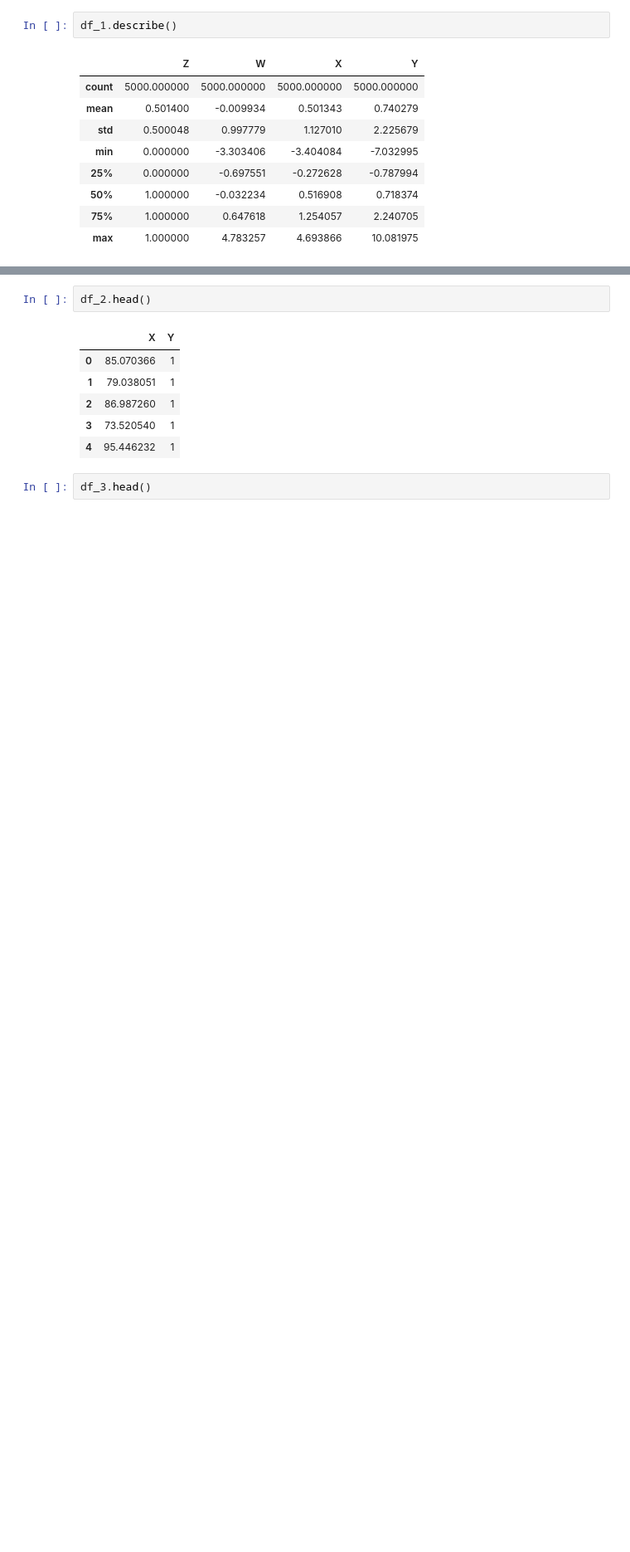
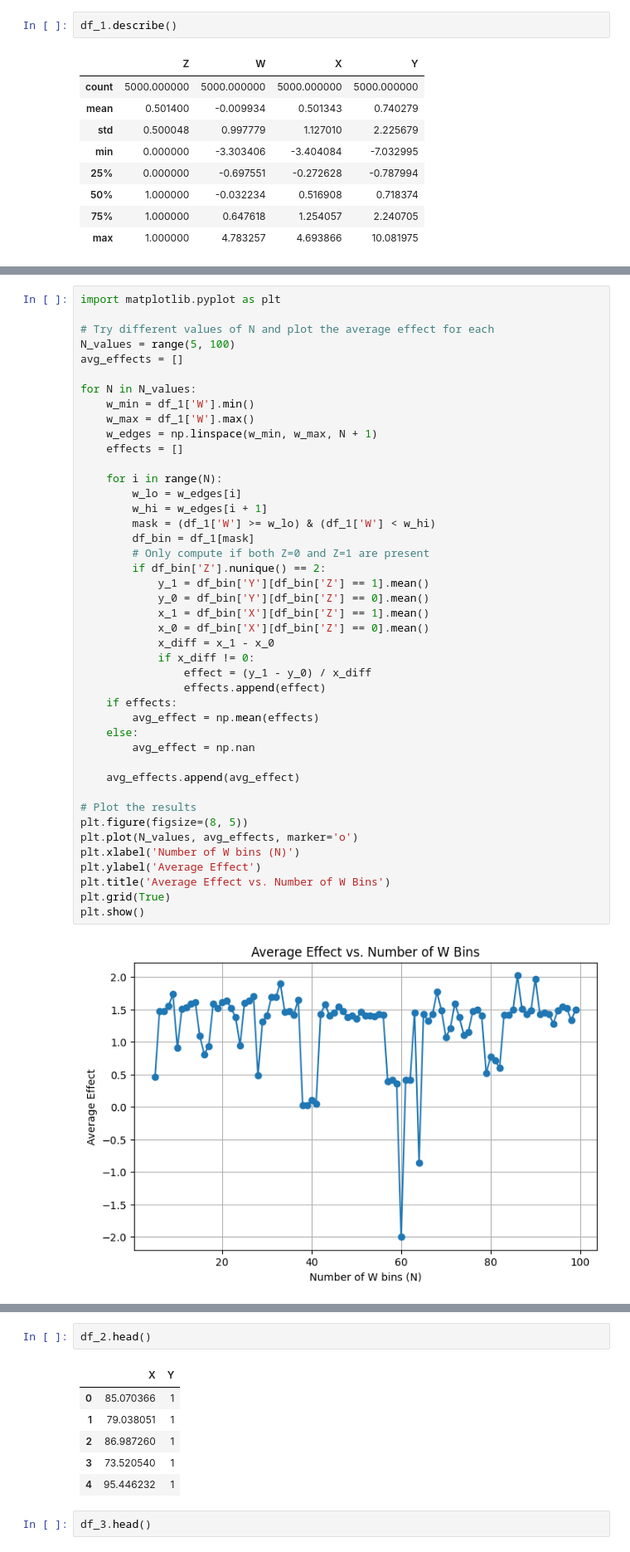
Before and after one commit to jtvon/2025-summer-mod-6, a Jupyter notebook: notebooks/Homework_4_notebook.ipynb, the cells around one changed output, grey strips where cells are left out. Shown at 83% size. Cells and saved outputs as stored; diff of their text form; blank space fills up the shorter version.

```diff
--- a/notebooks/Homework_4_notebook.ipynb
+++ b/notebooks/Homework_4_notebook.ipynb
@@ -91,3 +91,48 @@ Difference in Differences (Y - X) for narrow range of W: 1.5545
+# %%
+import matplotlib.pyplot as plt
+
+# Try different values of N and plot the average effect for each
+N_values = range(5, 100)
+avg_effects = []
+
+for N in N_values:
+    w_min = df_1['W'].min()
+    w_max = df_1['W'].max()
+    w_edges = np.linspace(w_min, w_max, N + 1)
+    effects = []
+
+    for i in range(N):
+        w_lo = w_edges[i]
+        w_hi = w_edges[i + 1]
+        mask = (df_1['W'] >= w_lo) & (df_1['W'] < w_hi)
+        df_bin = df_1[mask]
+        # Only compute if both Z=0 and Z=1 are present
+        if df_bin['Z'].nunique() == 2:
+            y_1 = df_bin['Y'][df_bin['Z'] == 1].mean()
+            y_0 = df_bin['Y'][df_bin['Z'] == 0].mean()
+            x_1 = df_bin['X'][df_bin['Z'] == 1].mean()
+            x_0 = df_bin['X'][df_bin['Z'] == 0].mean()
+            x_diff = x_1 - x_0
+            if x_diff != 0:
+                effect = (y_1 - y_0) / x_diff
+                effects.append(effect)
+    if effects:
+        avg_effect = np.mean(effects)
+    else:
+        avg_effect = np.nan
+
+    avg_effects.append(avg_effect)
+
+# Plot the results
+plt.figure(figsize=(8, 5))
+plt.plot(N_values, avg_effects, marker='o')
+plt.xlabel('Number of W bins (N)')
+plt.ylabel('Average Effect')
+plt.title('Average Effect vs. Number of W Bins')
+plt.grid(True)
+plt.show()
+# %% [output]
+[figure, added]
 # %%
 # import the 4.2a and 4.2b data files
 df_2 = pd.read_csv(r'C:\Users\JT von Seggern\DS Masters Repos\2025-summer-mod-6\homework_4.2.a.csv')
```
Also changed, not shown: parts of 6 cells of this notebook, 1 other file.
